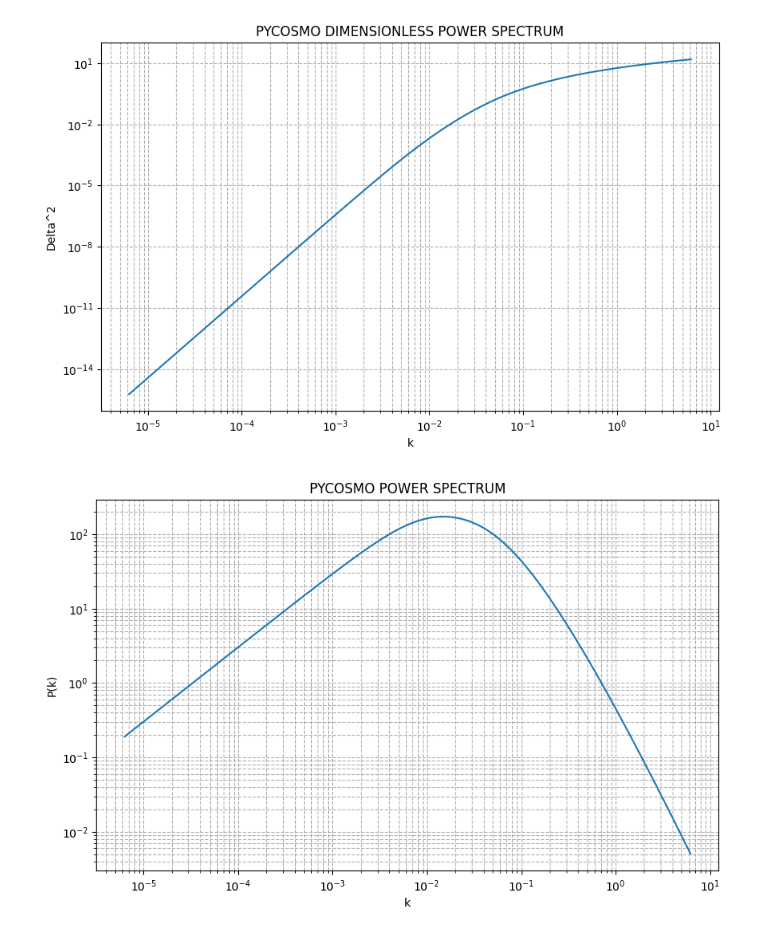
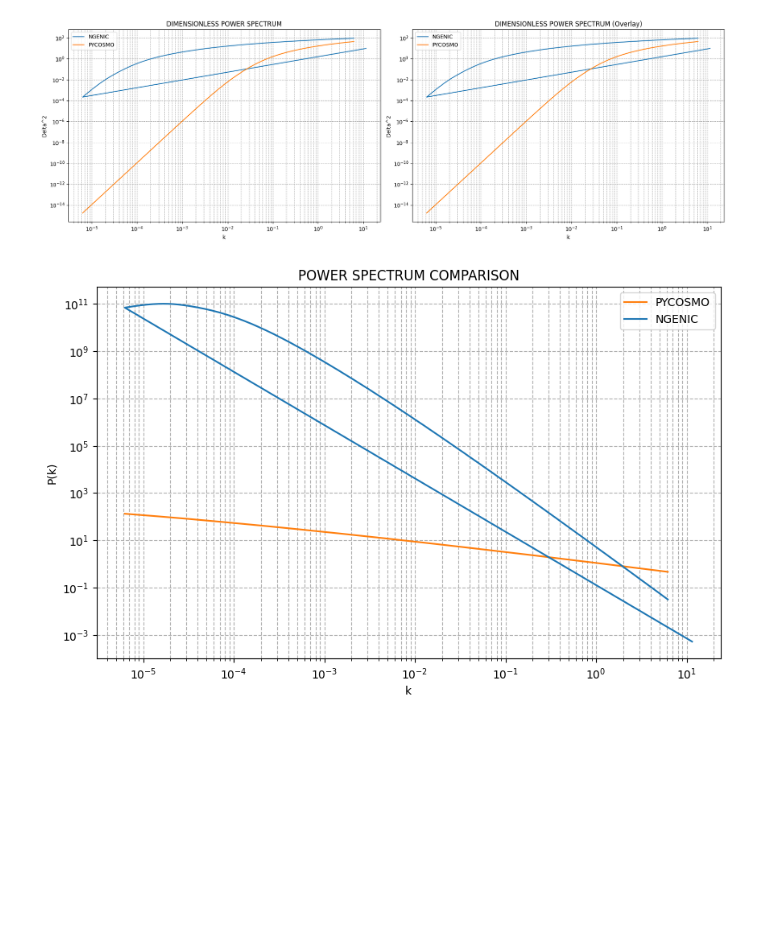
Before and after one commit to caterina-prior/PyCosmo_SimGadget, a Jupyter notebook: PyCosmo_Power_Spectrum/outputted_power_spectrum/plot_input_spectrum.ipynb, the cells around one changed output. Saved outputs shown, nothing was run; the diff lists cells and outputs as text; code cells hidden in the pictures; blank space fills up the shorter version.

```diff
--- a/PyCosmo_Power_Spectrum/outputted_power_spectrum/plot_input_spectrum.ipynb
+++ b/PyCosmo_Power_Spectrum/outputted_power_spectrum/plot_input_spectrum.ipynb
@@ -1,42 +1,66 @@
 # %%
 import numpy as np
 import pandas
-
 import matplotlib.pyplot as plt
 
 # Load data from the file
-data = np.loadtxt('512_input_spectrum.txt')
+data = np.loadtxt('32_input_spectrum.txt')
+
+# Load the first two columns from 'inputspec_lsf_512.txt'
+inputspec_data = np.loadtxt('inputspec_lsf_small_box_32.txt', usecols=(0, 1))
 
 # If the file has two columns: frequency and amplitude
 if data.ndim == 2 and data.shape[1] == 2:
     log_pycosmo_wave_numbers = data[:, 0]
     log_pycosmo_delta_squared = data[:, 1]
 else:
     # If the file has only one column (amplitude), use index as x
     log_pycosmo_wave_numbers= np.arange(len(data))
     log_pycosmo_delta_squared = data
 
-plt.figure(figsize=(10, 6))
-plt.plot(10**log_pycosmo_wave_numbers, 10**log_pycosmo_delta_squared)
-plt.xscale('log')
-plt.yscale('log')
-plt.xlabel('k')
-plt.ylabel('Delta^2')
-plt.title('PYCOSMO DIMENSIONLESS POWER SPECTRUM')
-plt.grid(True, which='both', ls='--')
+# Separate columns
+ngenic_wave_numbers = inputspec_data[:, 0]
+ngenic_delta_squared = inputspec_data[:, 1]
+
+fig, axes = plt.subplots(1, 2, figsize=(18, 6))
+
+# Plot both spectra on the same graph with different colors
+axes[0].plot(ngenic_wave_numbers, ngenic_delta_squared, label='NGENIC', color='tab:blue')
+axes[0].plot(10**log_pycosmo_wave_numbers, 10**log_pycosmo_delta_squared, label='PYCOSMO', color='tab:orange')
+axes[0].set_xscale('log')
+axes[0].set_yscale('log')
+axes[0].set_xlabel('k')
+axes[0].set_ylabel('Delta^2')
+axes[0].set_title('DIMENSIONLESS POWER SPECTRUM')
+axes[0].grid(True, which='both', ls='--')
+axes[0].legend()
+
+''# Keep the second subplot for individual comparison if needed
+axes[1].plot(ngenic_wave_numbers, ngenic_delta_squared, label='NGENIC', color='tab:blue')
+axes[1].plot(10**log_pycosmo_wave_numbers, 10**log_pycosmo_delta_squared, label='PYCOSMO', color='tab:orange')
+axes[1].set_xscale('log')
+axes[1].set_yscale('log')
+axes[1].set_xlabel('k')
+axes[1].set_ylabel('Delta^2')
+axes[1].set_title('DIMENSIONLESS POWER SPECTRUM (Overlay)')
+axes[1].grid(True, which='both', ls='--')
+axes[1].legend()
+
+plt.tight_layout()
 plt.show()
 # %% [output]
-[figure, old version]
+[figure, new version]
 # %%
-log_pycosmo_power_spectrum = (log_pycosmo_delta_squared - np.log10(4 * np.pi) - 3 * log_pycosmo_wave_numbers)
 plt.figure(figsize=(10, 6))
-plt.plot(10**log_pycosmo_wave_numbers, 10**log_pycosmo_power_spectrum)
+plt.plot(10**log_pycosmo_wave_numbers, 10**log_pycosmo_power_spectrum, label='PYCOSMO', color='tab:orange')
+plt.plot(ngenic_wave_numbers, ngenic_power_spec, label='NGENIC', color='tab:blue')
 plt.xscale('log')
 plt.yscale('log')
 plt.xlabel('k')
 plt.ylabel('P(k)')
-plt.title('PYCOSMO POWER SPECTRUM')
+plt.title('POWER SPECTRUM COMPARISON')
 plt.grid(True, which='both', ls='--')
+plt.legend()
 plt.show()
 # %% [output]
-[figure, old version]
+[figure, new version]
```
Also changed, not shown: parts of 4 cells of this notebook, 11 other files.
